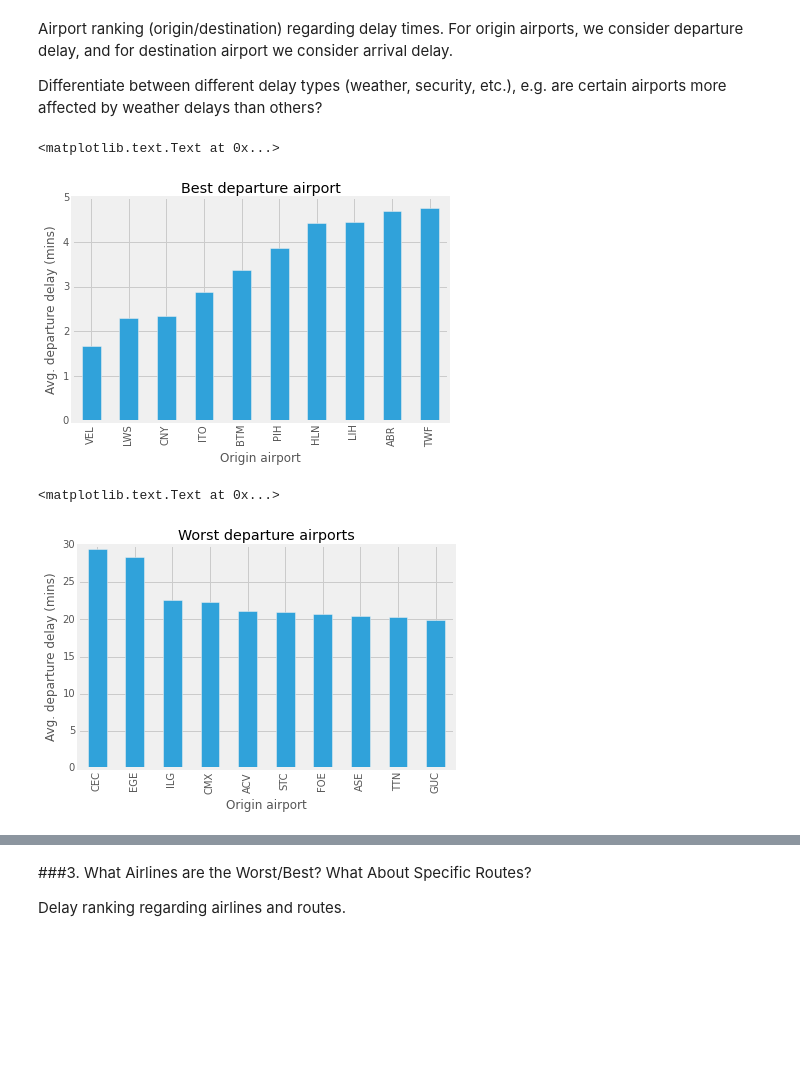
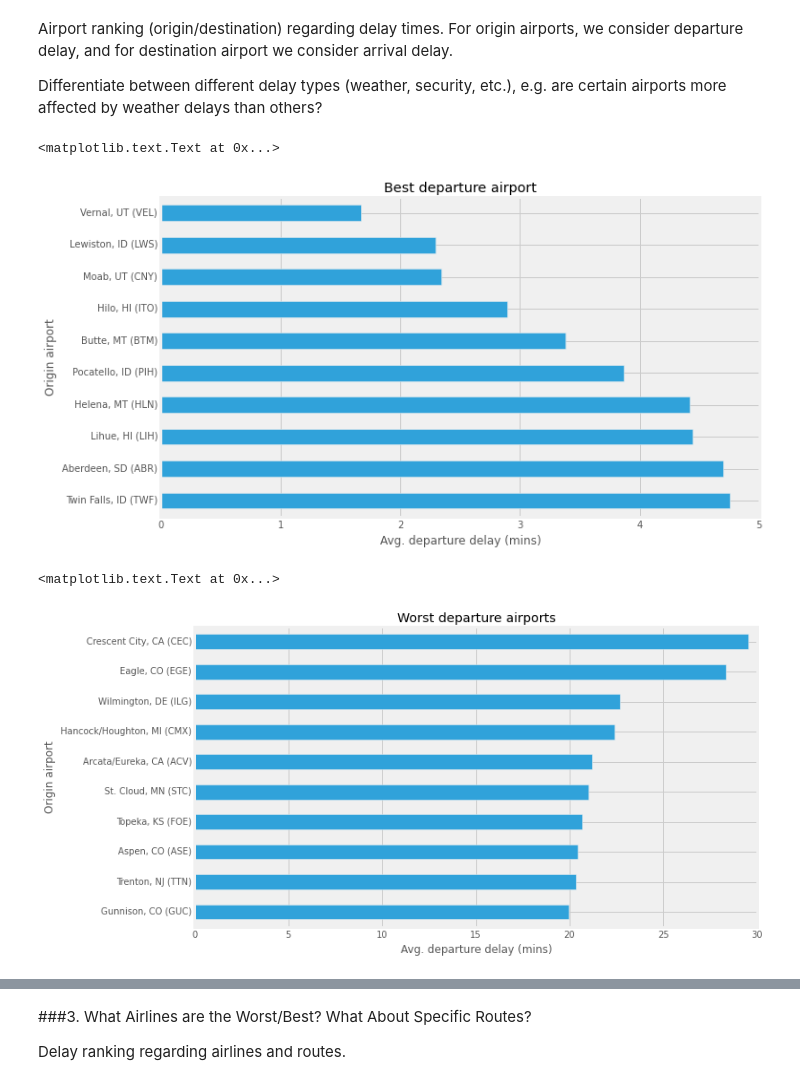
Before and after one commit to LeonhardFS/flightbbq, a Jupyter notebook: 03_DataExploration.ipynb, the cells around one changed output, grey strips where cells are left out. Saved outputs shown, nothing was run; the diff lists cells and outputs as text; code cells hidden in the pictures; blank space fills up the shorter version.

Commit message:
Update data exploration

```diff
--- a/03_DataExploration.ipynb
+++ b/03_DataExploration.ipynb
@@ -5,3 +5,5 @@ import pandas as pd
 import matplotlib
 matplotlib.style.use('fivethirtyeight')
 %matplotlib inline
+%pylab inline
+pylab.rcParams['figure.figsize'] = (10, 6)
@@ -42,30 +46,31 @@ Differentiate between different delay types (weather, security, etc.), e.g. are
 # %%
 threshold = 365 # Minimum number of flights per day
 
-OADelay = complete2014Data[['ORIGIN', 'DEP_DELAY']]
+OADelay = complete2014Data[['ORIGIN', 'DEP_DELAY', 'ORIGIN_CITY_NAME']]
 OADelay = OADelay[OADelay.DEP_DELAY.notnull()] # Ignore entries with NaN values
 OADelay.ix[(OADelay.DEP_DELAY < 0), 'DEP_DELAY'] = 0 # Don't consider early departures
+OADelay['ORIGIN'] = OADelay['ORIGIN_CITY_NAME'] + ' (' + OADelay['ORIGIN'] + ')'
 
 gbOA = OADelay.groupby('ORIGIN').agg(['mean', 'count'])
 gbOA = gbOA[gbOA['DEP_DELAY']['count'] > threshold] # Select only origin airports with at least 1 flight per day
 
 gbOA = gbOA.sort([('DEP_DELAY','mean')], ascending = True)
-ax = gbOA.head(10)['DEP_DELAY']['mean'].plot(kind='bar')
-ax.set_ylabel('Avg. departure delay (mins)')
-ax.set_xlabel('Origin airport')
+ax = gbOA.head(10)['DEP_DELAY']['mean'].iloc[::-1].plot(kind='barh')
+ax.set_xlabel('Avg. departure delay (mins)')
+ax.set_ylabel('Origin airport')
 ax.set_title('Best departure airport')
 # %% [output]
 <matplotlib.text.Text at 0x...>
-[figure, old version]
+[figure, new version]
 # %%
 gbOA = gbOA.sort([('DEP_DELAY','mean')], ascending = False)
-ax2 = gbOA.head(10)['DEP_DELAY']['mean'].plot(kind='bar')
-ax2.set_ylabel('Avg. departure delay (mins)')
-ax2.set_xlabel('Origin airport')
+ax2 = gbOA.head(10)['DEP_DELAY']['mean'].iloc[::-1].plot(kind='barh')
+ax2.set_xlabel('Avg. departure delay (mins)')
+ax2.set_ylabel('Origin airport')
 ax2.set_title('Worst departure airports')
 # %% [output]
 <matplotlib.text.Text at 0x...>
-[figure, old version]
+[figure, new version]
 # %%
 # print complete2014Data.columns
 
```
Also changed, not shown: parts of 11 cells of this notebook.
